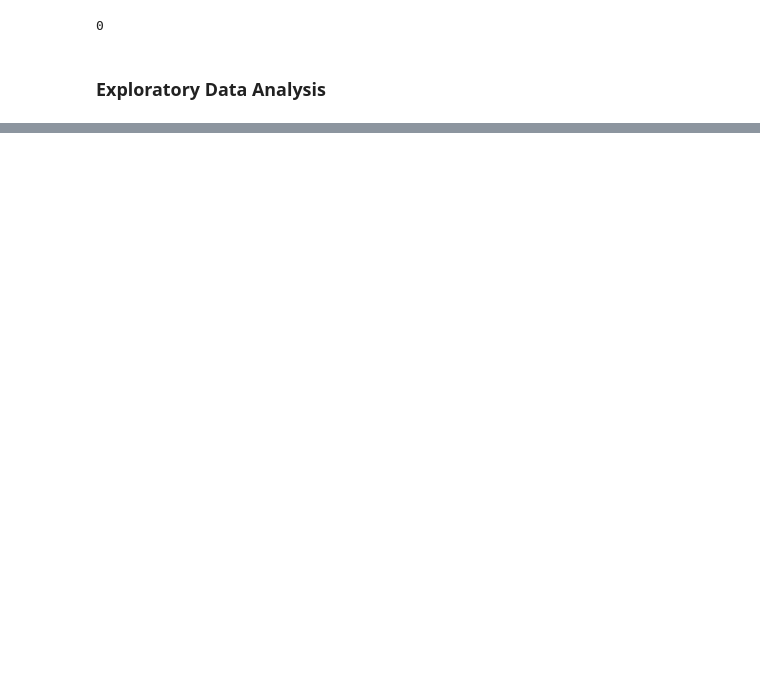
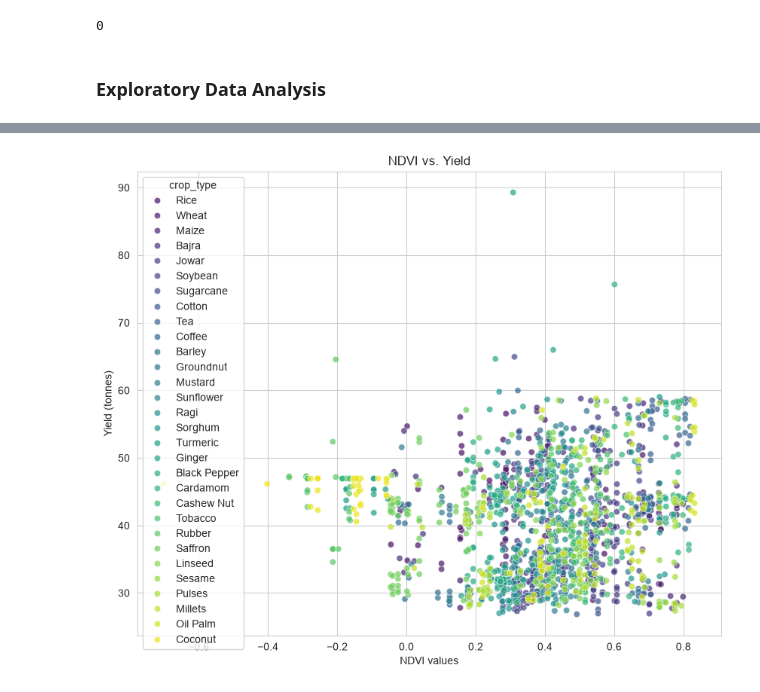
Before and after one commit to Apprentice-doa/YieldSense-Crop-Yield-Forecasting-Carnegie-Mellon-University, a Jupyter notebook: data/raw/model_training.ipynb, the cells around one changed output, grey strips where cells are left out. Saved outputs shown, nothing was run; the diff lists cells and outputs as text; code cells hidden in the pictures; blank space fills up the shorter version.

```diff
--- a/data/raw/model_training.ipynb
+++ b/data/raw/model_training.ipynb
@@ -120,0 +142,9 @@ print(crop_gee.duplicated().sum())
+# %%
+plt.figure(figsize=(10, 8))
+sns.scatterplot(data=crop_gee, x="gee_ndvi", y="yield", hue="crop_type", palette="viridis", alpha=0.7)
+plt.xlabel("NDVI values")
+plt.ylabel("Yield (tonnes)")
+plt.title("NDVI vs. Yield")
+plt.show()
+# %% [output]
+[figure, added]
```
Also changed, not shown: parts of 26 cells of this notebook.
